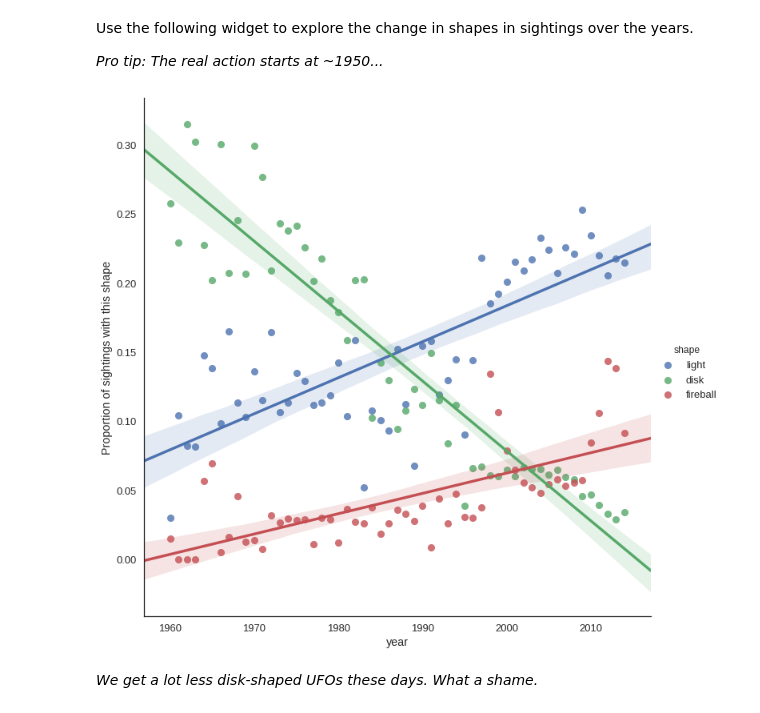
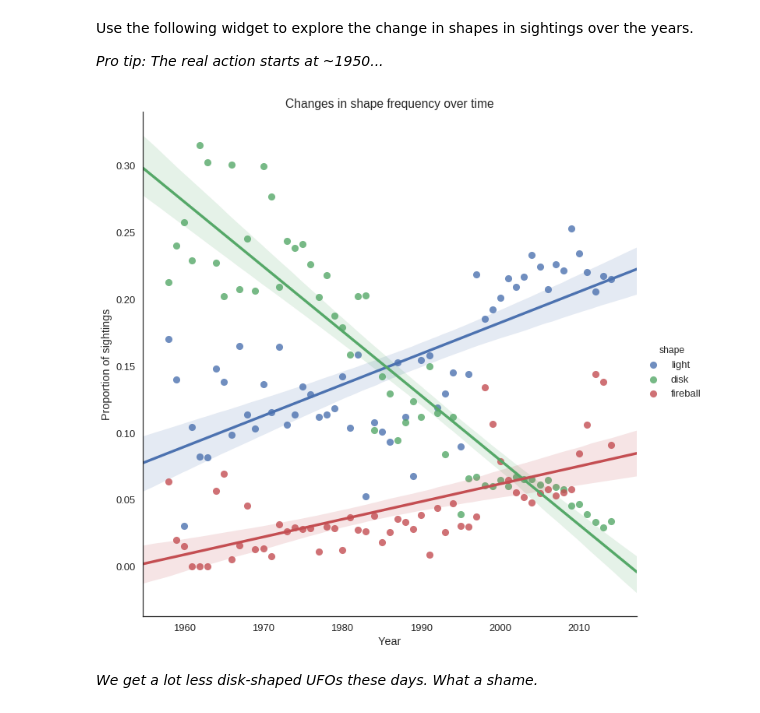
Before and after one commit to shahamran/needle, a Jupyter notebook: Aliens.ipynb, the cells around one changed output. Drawn from its saved outputs; the diff is of its cells as text; code cells hidden in the pictures.

```diff
--- a/Aliens.ipynb
+++ b/Aliens.ipynb
@@ -119,32 +119,34 @@ _Pro tip: The real action starts at ~1950..._
 # %%
 select_years_widget = widgets.widgets.IntRangeSlider(
     min = years[0],
     max = years[-1],
     value = (1960, 2014),
     step = 1,
     description = 'Years range'
 )
 
 select_shapes_widget = widgets.widgets.SelectMultiple(
     options = shapes,
     value = ['disk', 'light', 'fireball'],
     description = 'Shapes to plot. Use Ctrl to select multiple values:',
     disabled = False
 )
 
 # an interactive plotting function
 @widgets.interact_manual(years_range=select_years_widget,
                          selected_shapes=select_shapes_widget)
 def plot_shape_distributions(years_range, selected_shapes):
     # get all years in the selected range
-    selected_years = years[(years_range[0] <= years) &
+    selected_years = years[(years >= years_range[0]) &
                            (years <= years_range[1])]
     selected_data = shapes_dist.loc[(selected_years, selected_shapes), COUNT].reset_index()
     # plot & format
     sns.lmplot(x=YEAR, y=COUNT, hue=SHAPE, data=selected_data, size=10)
-    plt.ylabel('Proportion of sightings with this shape')
+    plt.title('Changes in shape frequency over time')
+    plt.xlabel('Year')
+    plt.ylabel('Proportion of sightings')
 # %% [output]
-[figure, old version]
+[figure, new version]
 # %% [markdown]
 _We get a lot less disk-shaped UFOs these days. What a shame._
 # %% [markdown]
```
